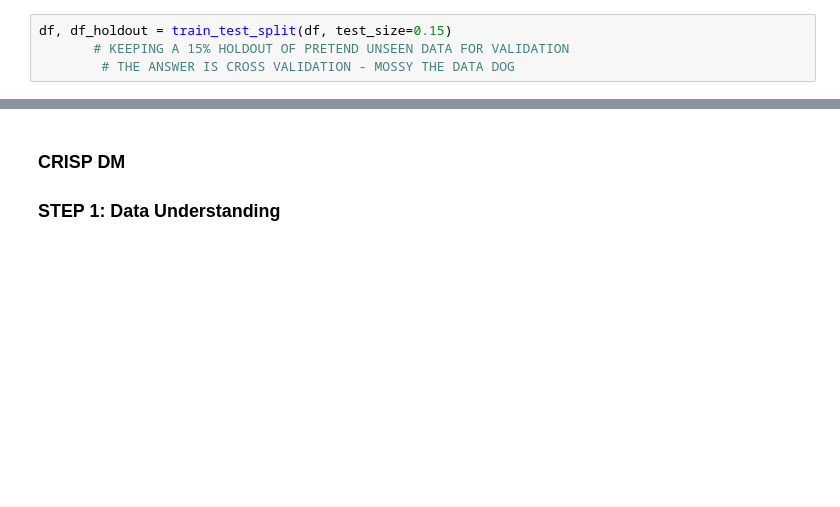
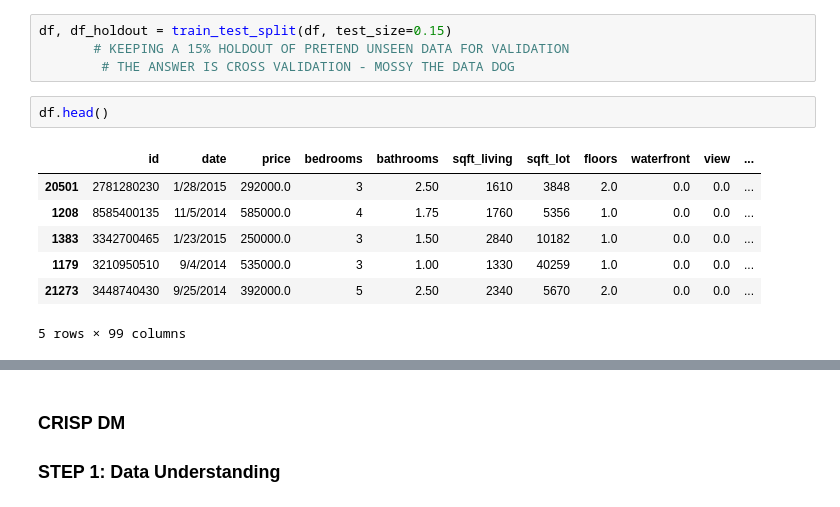
Before and after one commit to flatiron-data-science/dsc-1-final-project, a Jupyter notebook: a_to_z_v0.3.ipynb, the cells around one changed output, grey strips where cells are left out. Cells and saved outputs as stored; diff of their text form; blank space fills up the shorter version.

```diff
--- a/a_to_z_v0.3.ipynb
+++ b/a_to_z_v0.3.ipynb
@@ -21,3 +21,13 @@ df = pd.read_csv('kc_house_data.csv')
 df, df_holdout = train_test_split(df, test_size=0.15)
        # KEEPING A 15% HOLDOUT OF PRETEND UNSEEN DATA FOR VALIDATION
         # THE ANSWER IS CROSS VALIDATION - MOSSY THE DATA DOG
+# %%
+df.head()
+# %% [output]
+|  | id | date | price | bedrooms | bathrooms | sqft_living | sqft_lot | floors | waterfront | view | ... |
+| 20501 | 2781280230 | 1/28/2015 | 292000.0 | 3 | 2.50 | 1610 | 3848 | 2.0 | 0.0 | 0.0 | ... |
+| 1208 | 8585400135 | 11/5/2014 | 585000.0 | 4 | 1.75 | 1760 | 5356 | 1.0 | 0.0 | 0.0 | ... |
+| 1383 | 3342700465 | 1/23/2015 | 250000.0 | 3 | 1.50 | 2840 | 10182 | 1.0 | 0.0 | 0.0 | ... |
+| 1179 | 3210950510 | 9/4/2014 | 535000.0 | 3 | 1.00 | 1330 | 40259 | 1.0 | 0.0 | 0.0 | ... |
+| 21273 | 3448740430 | 9/25/2014 | 392000.0 | 5 | 2.50 | 2340 | 5670 | 2.0 | 0.0 | 0.0 | ... |
+5 rows × 99 columns
```
Also changed, not shown: parts of 23 cells of this notebook, 2 other files.
